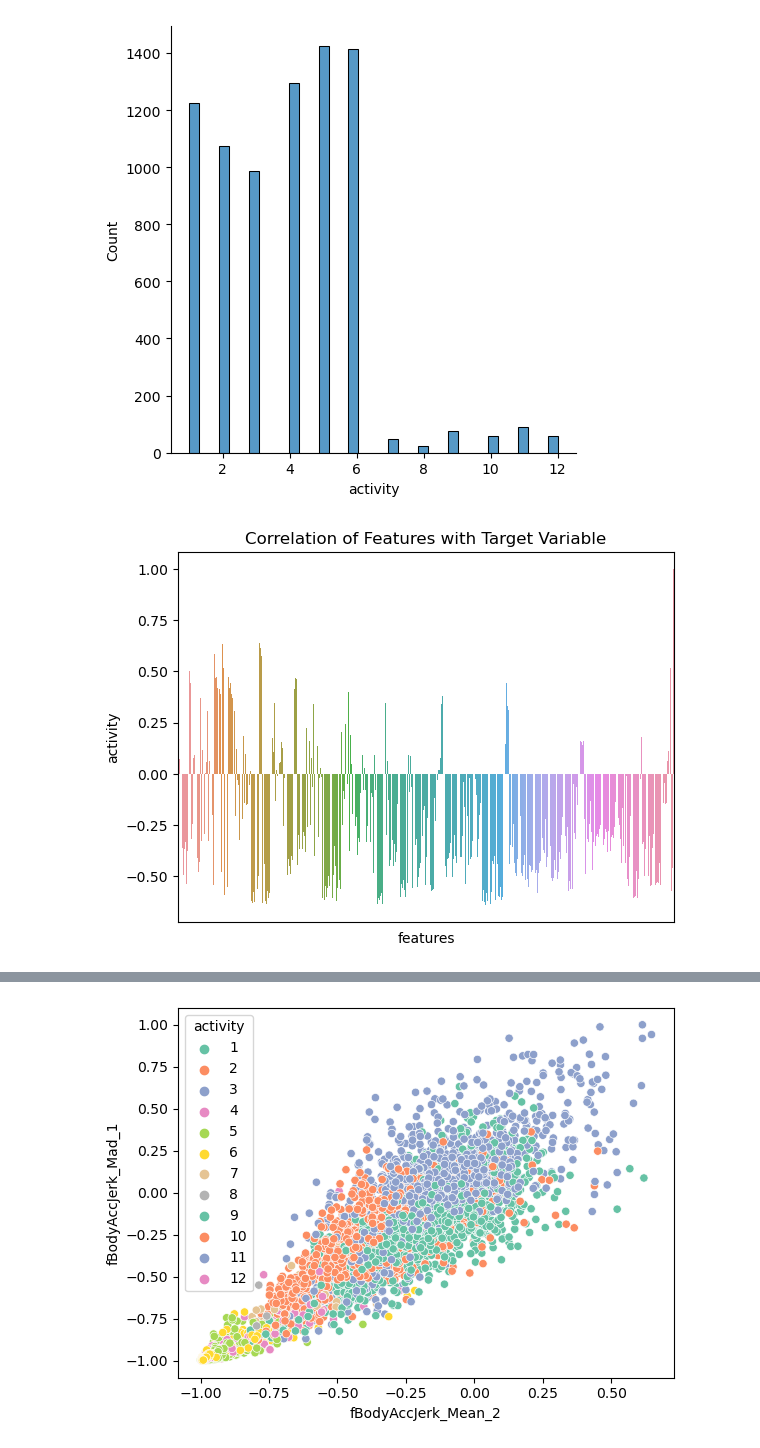
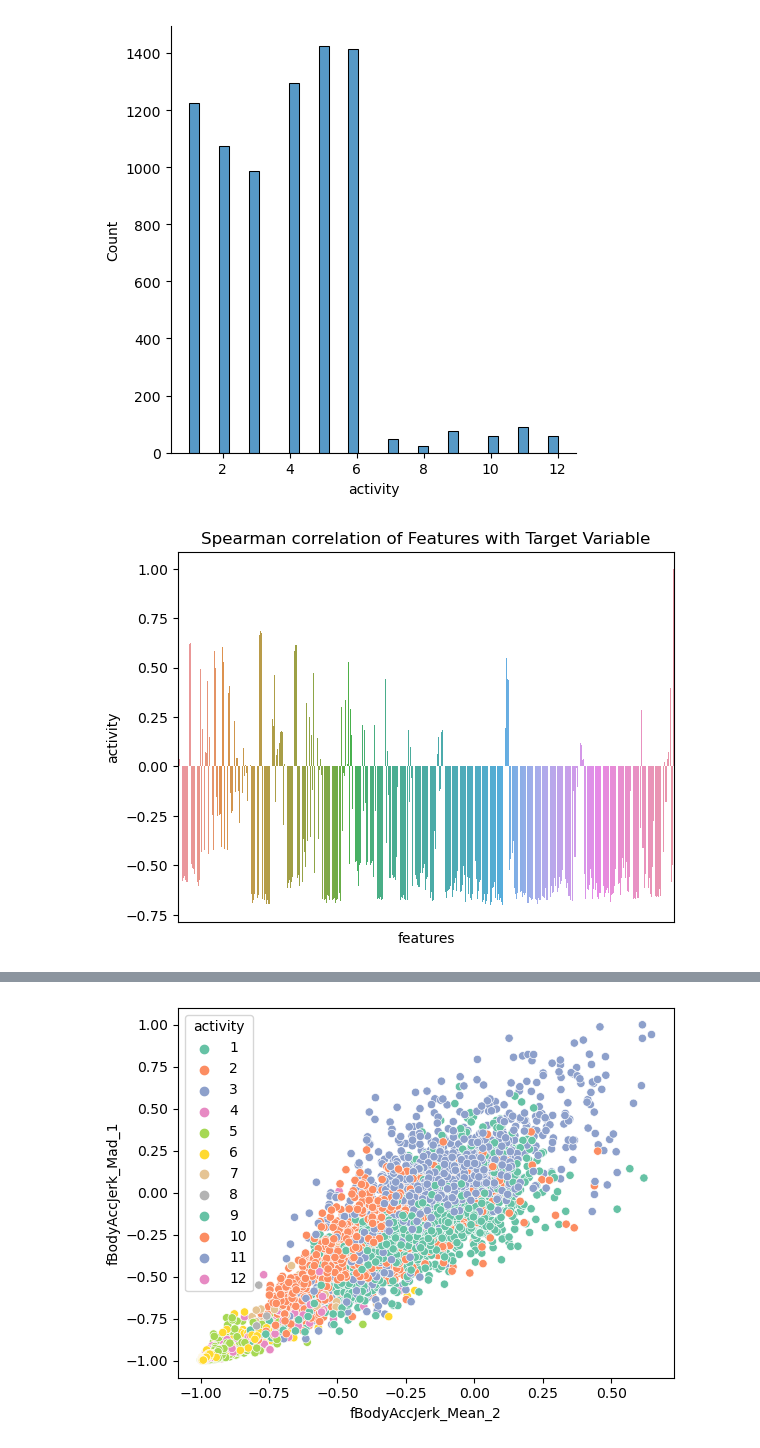
Before and after one commit to Kiwisuki/ktu-studies, a Jupyter notebook: Machine learning methods/LD4/LD4.ipynb, the cells around one changed output, grey strips where cells are left out. Drawn from its saved outputs; the diff is of its cells as text; code cells hidden in the pictures.

```diff
--- a/Machine learning methods/LD4/LD4.ipynb
+++ b/Machine learning methods/LD4/LD4.ipynb
@@ -23,14 +23,15 @@ sns.displot(trn['activity'], kde=False)
 [figure]
 # %%
 # Plot Corelation Matrix
-corr = trn.corr()['activity']
-plt.title('Correlation of Features with Target Variable')
+# calculate spearman correlation
+corr = trn.corr(method='spearman')['activity']
+plt.title('Spearman correlation of Features with Target Variable')
 sns.barplot(x=corr.index , y=corr)
 plt.xticks([])
 plt.xlabel('features')
 plt.show()
 # %% [output]
-[figure, old version]
+[figure, new version]
 # %%
 # get the most correlated features
 abs(corr).sort_values(ascending=False).head(16)
```
Also changed, not shown: parts of 17 cells of this notebook, 35 other files.
